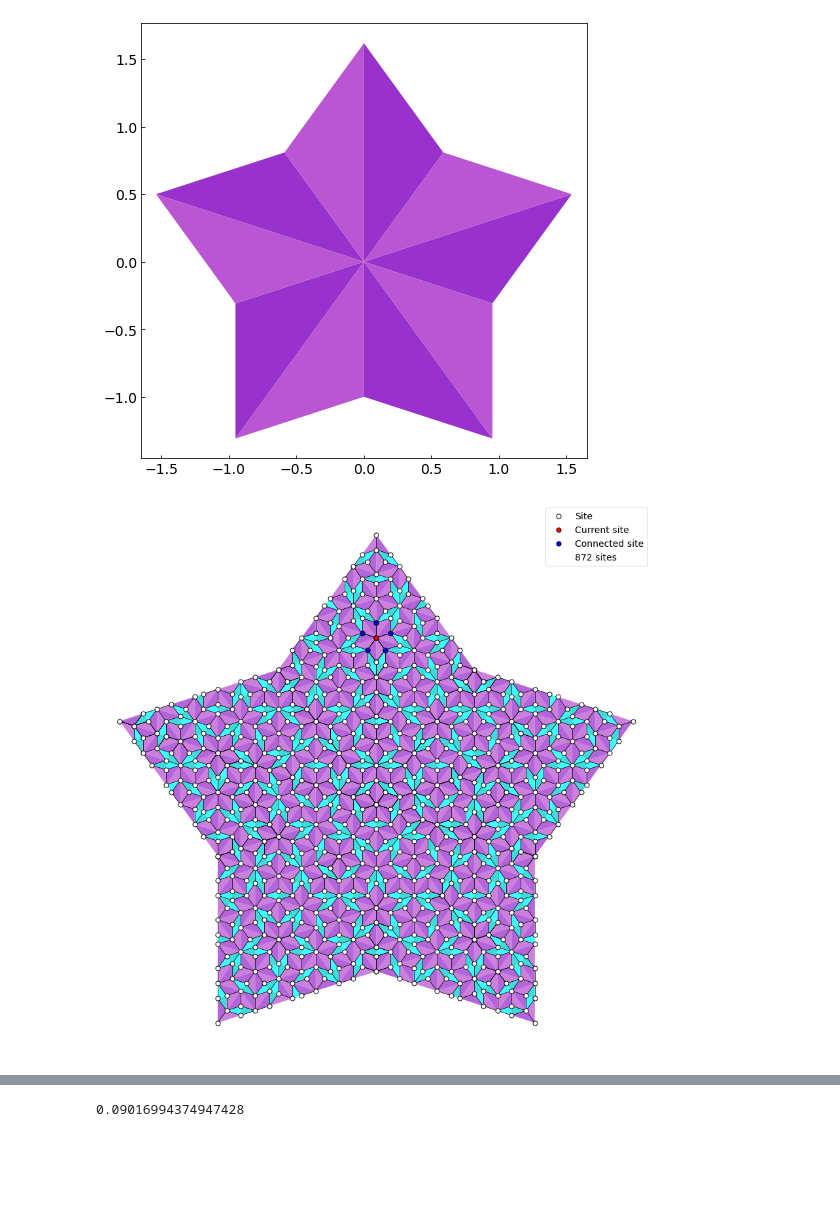
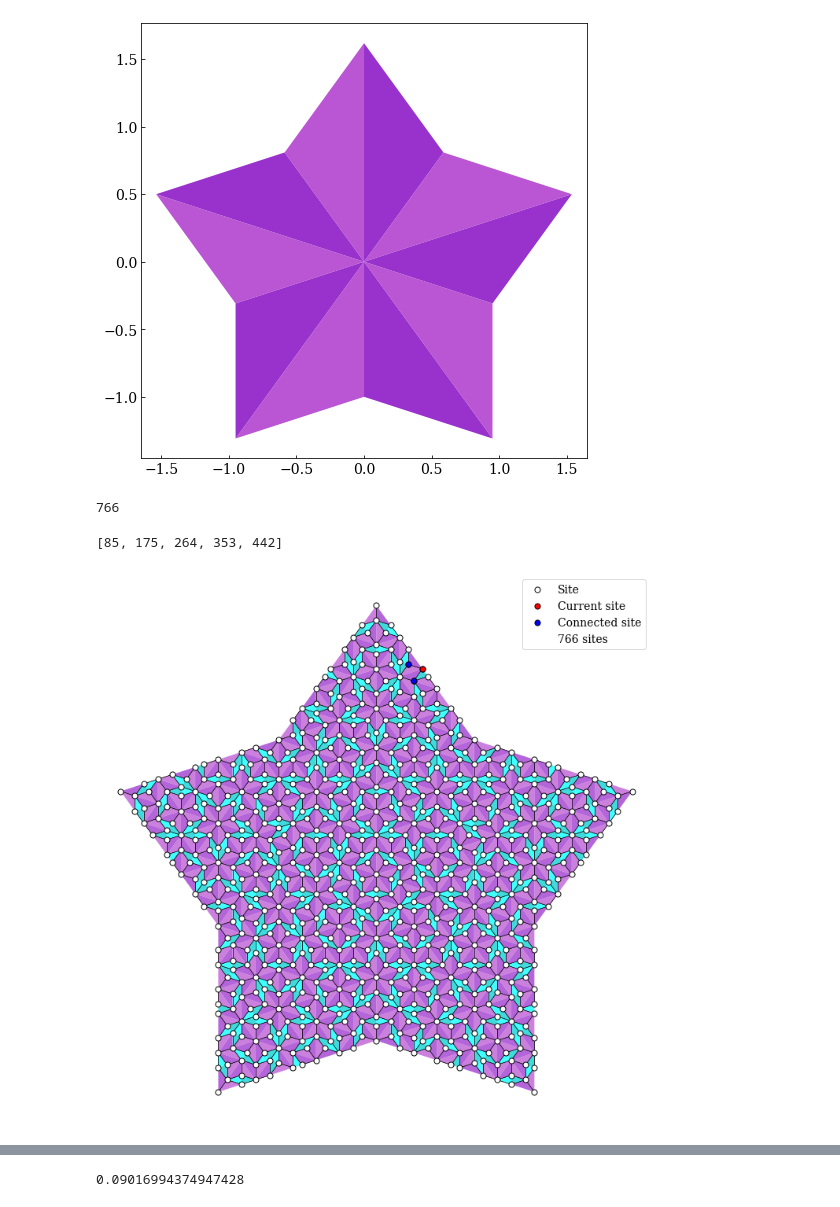
Before and after one commit to Kroghski/Bachelor, a Jupyter notebook: Code/Penrose/Penrose_tiling.ipynb, the cells around one changed output, grey strips where cells are left out. Cells and saved outputs as stored; diff of their text form; code cells hidden in the pictures; blank space fills up the shorter version.

```diff
--- a/Code/Penrose/Penrose_tiling.ipynb
+++ b/Code/Penrose/Penrose_tiling.ipynb
@@ -2,12 +2,15 @@
 ## Libraries
 import numpy as np
 import matplotlib.pyplot as plt
+
 
 ## Plot settings
 plt.rc('xtick', direction='in', labelsize=14)
 plt.rc('ytick', direction='in', labelsize=14)
 plt.rc('axes', labelsize=20, titlesize=22)
 plt.rc('legend', fontsize=14)
+plt.rcParams['font.family'] = 'DeJavu Serif'
+plt.rcParams['font.serif'] = ['Computer Modern Roman']
 # %%
 ## SUMMARISING FUNCTIONS DEFINED
 
@@ -414,7 +417,7 @@ def duplicate_remover(list_of_points, i=0):
         hitlist = [np.linalg.norm(np.array(list_of_points[i]) - np.array(x)) for x in list_of_points]
 
         # Deciding threshold
-        threshold = 1*10**(-15)
+        threshold = 1*10**(-3)
 
     	# Indices are targeted with the following list comprehension
         targets = [j for j in indices if hitlist[j] < threshold and j > i]
@@ -502,42 +505,50 @@ total_jumps, jump_indices = jump_finder(test_points)
 
 x_sides = [x for x,y in total_jumps[point_choice]]
 y_sides = [y for x,y in total_jumps[point_choice]]
+# %%
+len(jump_indices)
+# %% [output]
+766
+# %%
+jump_indices[86]
+# %% [output]
+[85, 175, 264, 353, 442]
 # %%
 # Drawing of an illustration for construction explanation
 
-fig, ax = plt.subplots(figsize=(12,12))
+fig, ax = plt.subplots(figsize=(10,10))
 
 for i,j,k in zip(cols,list_of_xs,list_of_ys):
     xs = j
     ys = k
     ax.fill(xs, ys, i, alpha= 0.75)
 
 for i,j in zip(test_points,total_jumps):
     xs = [x for x,y in j]
     ys = [y for x,y in j]
     for l,k in zip(xs,ys):
         ax.plot([i[0],l], [i[1],k], color= 'k', zorder= 1, linewidth= 0.5)
 
 marker_size = 50
-point_of_choice = 34
+point_of_choice = 500
 
 x_sides_h = [x for x,y in total_jumps[point_of_choice]]
 y_sides_h = [y for x,y in total_jumps[point_of_choice]]
 
 number_of_sites = len(red_xs)
 
 ax.scatter(x= red_xs, y= red_ys, s= marker_size, facecolor= 'w', edgecolor= 'k', label= 'Site')
 ax.scatter(x= test_points[point_of_choice][0], y= test_points[point_of_choice][1], s= marker_size, facecolor= 'r', edgecolor= 'k', label= 'Current site')
 ax.scatter(x= x_sides_h, y= y_sides_h, s= marker_size, facecolor= 'b', edgecolor= 'k', label= 'Connected site')
 ax.scatter(x= [], y= [], marker= '', label= f'{number_of_sites} sites')
 
 ax.axis('equal')
 ax.legend(loc= 1)
 ax.axis('off')
 plt.tight_layout()
 #plt.savefig('../../Illustrations/hofstadter_P3_tiling.png')
 # %% [output]
-[figure, old version]
+[figure, new version]
 # %%
 ## Drawing cell for making reduction easier
 
```
Also changed, not shown: parts of 3 cells of this notebook, 5 other files.
